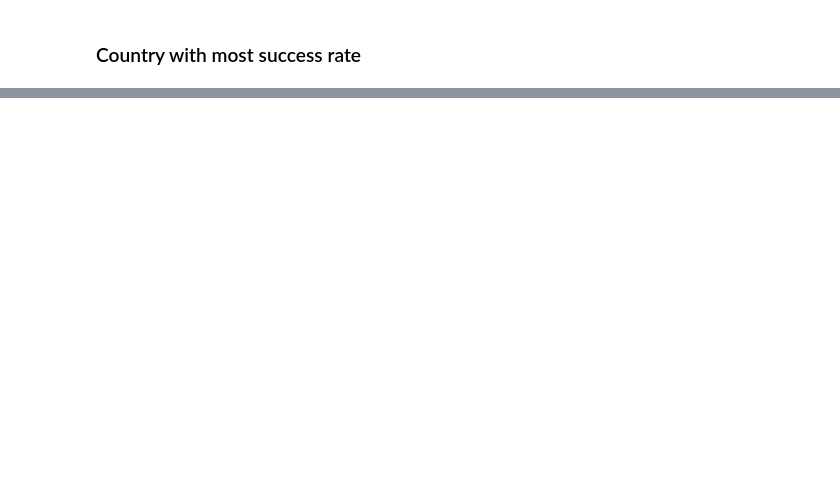
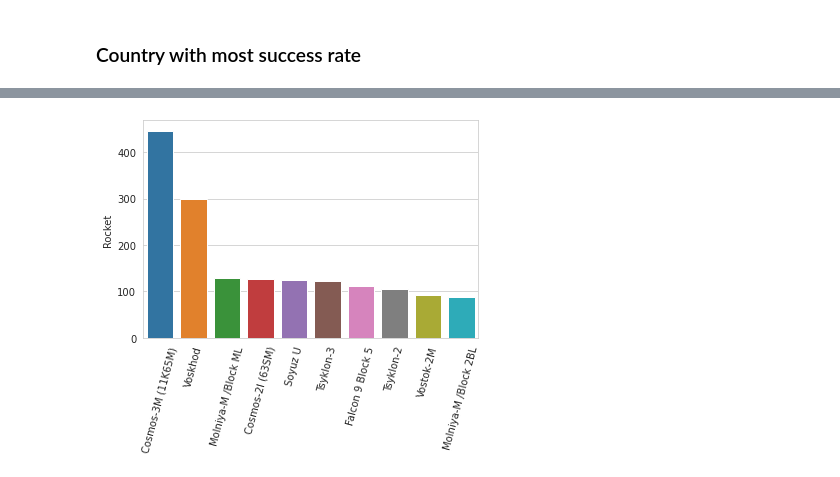
Before and after one commit to Jappreet-Singh/Jappreet-Singh, a Jupyter notebook: space-missions.ipynb, the cells around one changed output, grey strips where cells are left out. Saved outputs shown, nothing was run; the diff lists cells and outputs as text; code cells hidden in the pictures; blank space fills up the shorter version.

```diff
--- a/space-missions.ipynb
+++ b/space-missions.ipynb
@@ -236,0 +282,3 @@ space_missions_df
+# %%
+rockets_df = space_missions_df.Rocket.value_counts().head(10)
+rockets_df
@@ -236,0 +297,5 @@ space_missions_df
+# %%
+sns.barplot(x = rockets_df.index, y = rockets_df)
+plt.xticks(rotation = 75);
+# %% [output]
+[figure, added]
```
Also changed, not shown: parts of 12 cells of this notebook.
